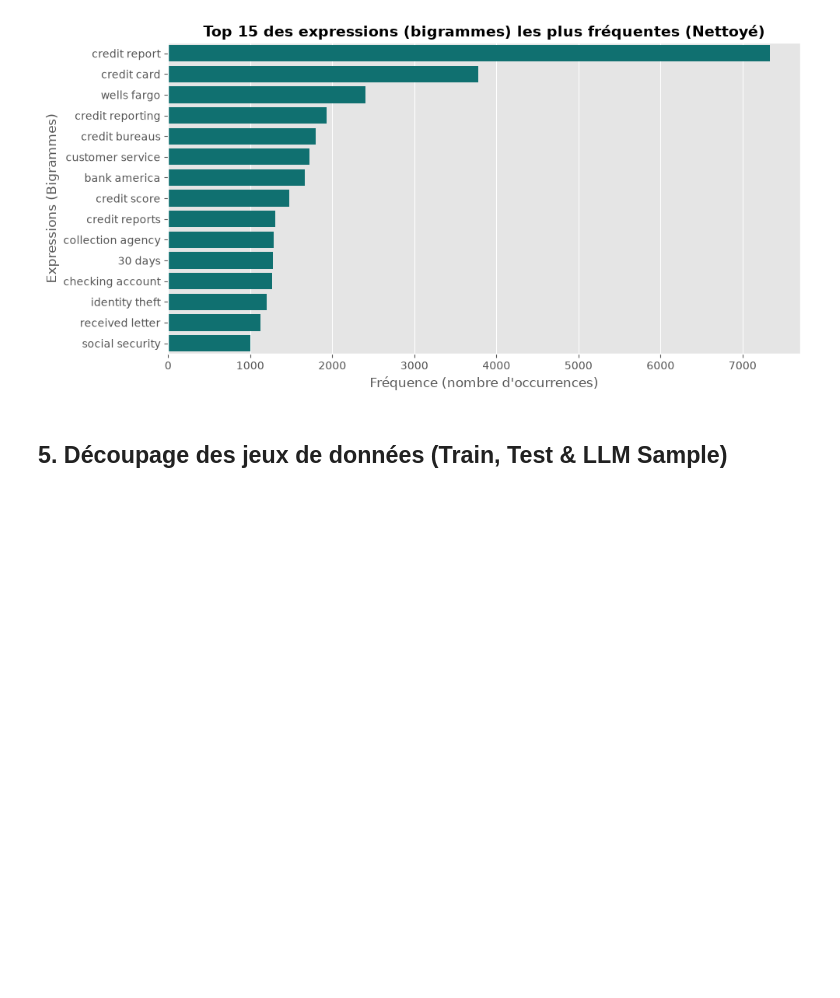
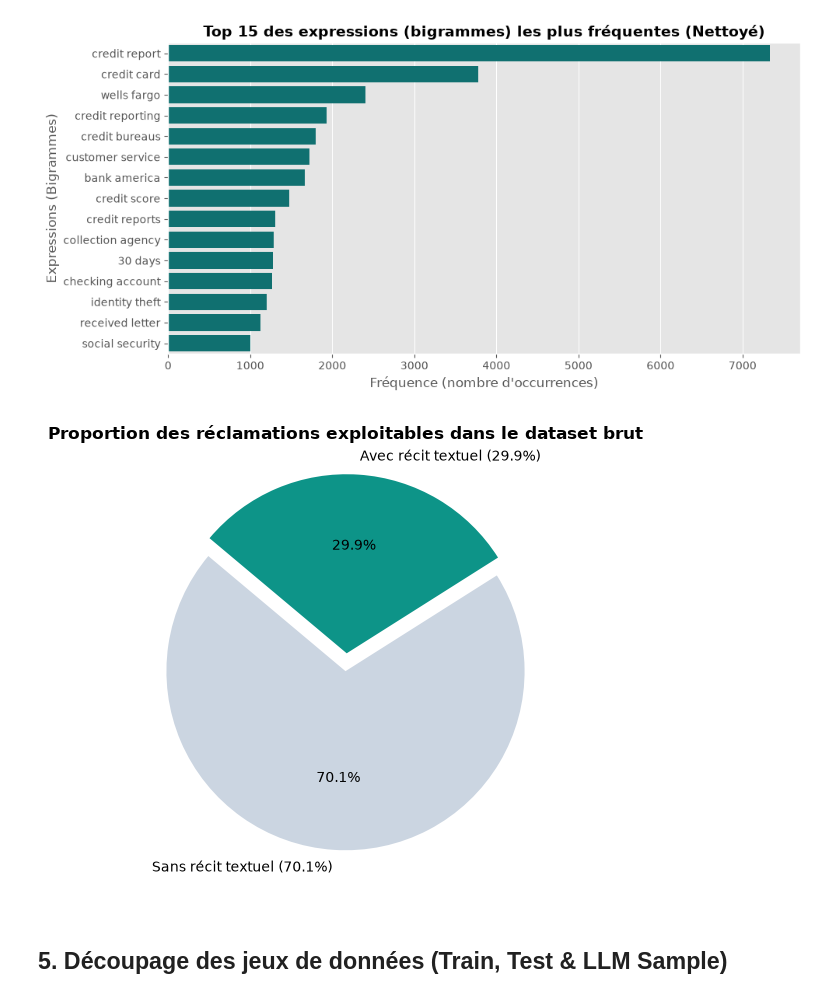
Before and after one commit to bartheolivier/Projet12_ZenAssist, a Jupyter notebook: 01_analyse_exploratoire.ipynb, the cells around one changed output. Saved outputs shown, nothing was run; the diff lists cells and outputs as text; code cells hidden in the pictures; blank space fills up the shorter version.

```diff
--- a/01_analyse_exploratoire.ipynb
+++ b/01_analyse_exploratoire.ipynb
@@ -246,6 +246,17 @@ plt.tight_layout()
 plt.show()
 # %% [output]
 [figure]
+# %%
+has_text_counts = df['Consumer Claim'].notnull().value_counts()
+
+plt.figure(figsize=(6, 5))
+plt.pie(has_text_counts, labels=['Sans récit textuel (70.1%)', 'Avec récit textuel (29.9%)'],
+        colors=['#CBD5E1', '#0D9488'], autopct='%1.1f%%', startangle=140, explode=(0, 0.1))
+plt.title('Proportion des réclamations exploitables dans le dataset brut', fontsize=12, fontweight='bold')
+plt.tight_layout()
+plt.show()
+# %% [output]
+[figure, added]
 # %% [markdown]
 ## 5. Découpage des jeux de données (Train, Test & LLM Sample)
 # %%
```
